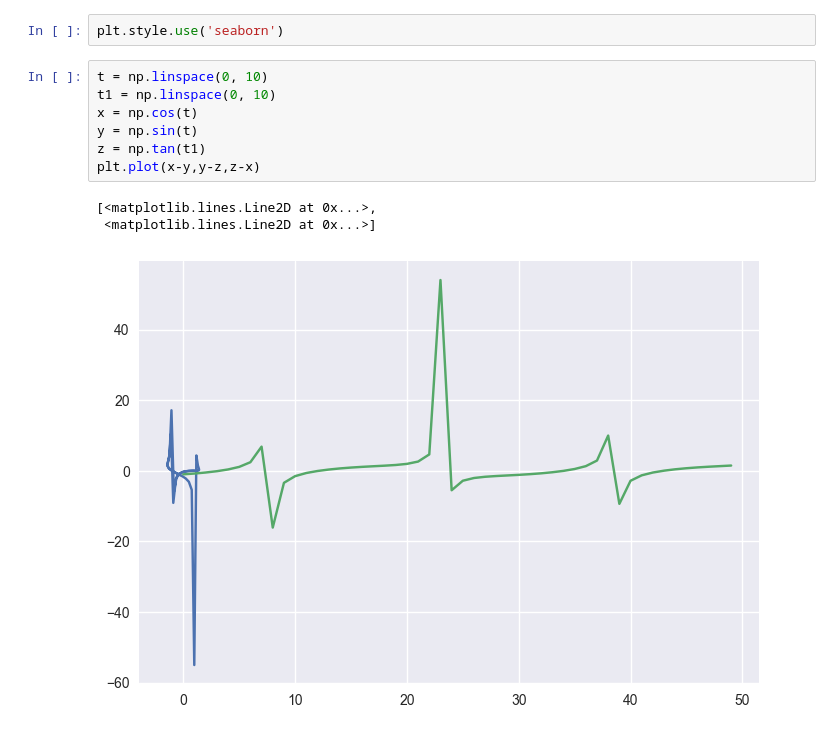
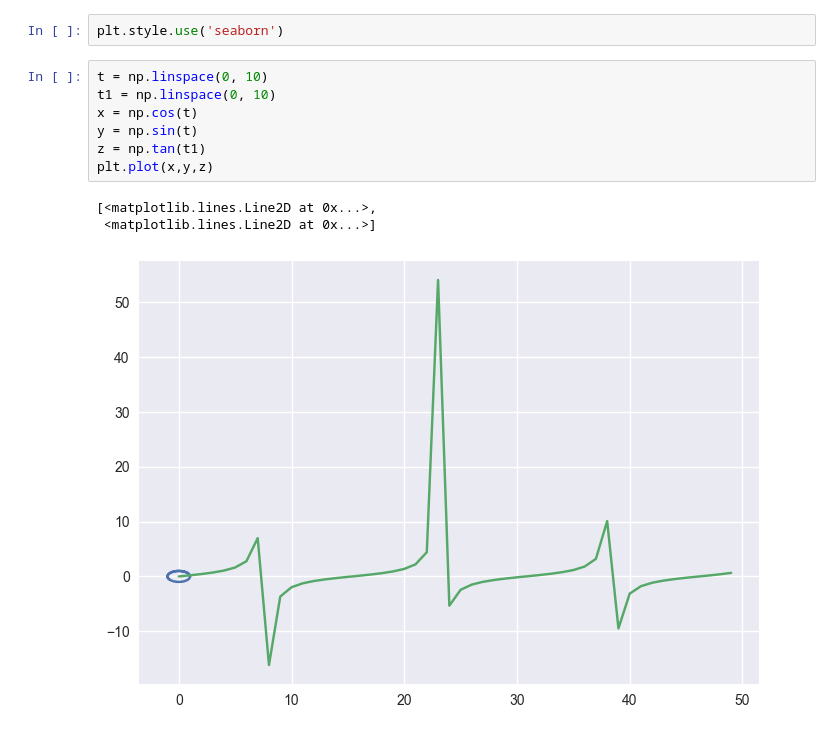
Before and after one commit to Anshpreett/pyt, a Jupyter notebook: visualization.ipynb, the cells around one changed output. Cells and saved outputs as stored; diff of their text form.

```diff
--- a/visualization.ipynb
+++ b/visualization.ipynb
@@ -10,11 +12,11 @@ plt.style.use('seaborn')
 # %%
 t = np.linspace(0, 10)
 t1 = np.linspace(0, 10)
 x = np.cos(t)
 y = np.sin(t)
 z = np.tan(t1)
-plt.plot(x-y,y-z,z-x)
+plt.plot(x,y,z)
 # %% [output]
 [<matplotlib.lines.Line2D at 0x...>,
  <matplotlib.lines.Line2D at 0x...>]
-[figure, old version]
+[figure, new version]
```
Also changed, not shown: parts of 11 cells of this notebook.
